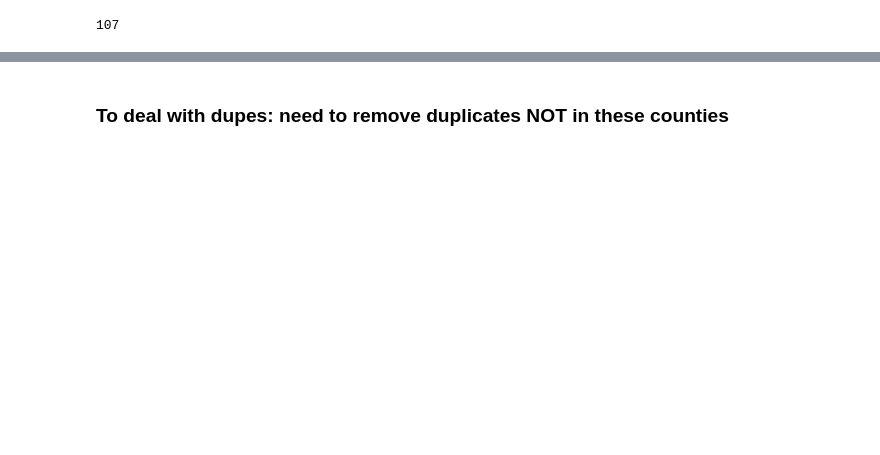
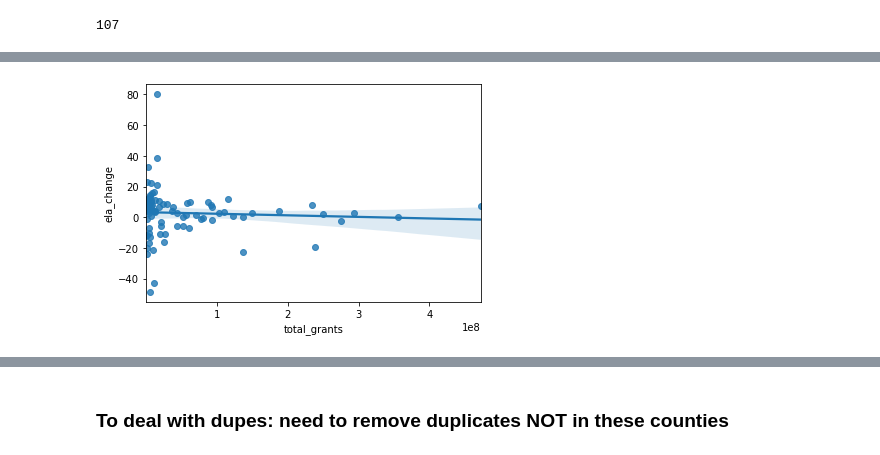
Before and after one commit to fiendskrah/finalcapstone, a Jupyter notebook: project.ipynb, the cells around one changed output, grey strips where cells are left out. Drawn from its saved outputs; the diff is of its cells as text; code cells hidden in the pictures; blank space fills up the shorter version.

```diff
--- a/project.ipynb
+++ b/project.ipynb
@@ -905,0 +904,5 @@ ValueError: operands could not be broadcast together with shapes (1,99) (1,107)
+# %%
+sns.regplot(x='total_grants', y='ela_change', data=control);
+# control group - total grant's effects on change in english score from previous year
+# %% [output]
+[figure, added]
```
Also changed, not shown: parts of 69 cells of this notebook, 1 other file.
